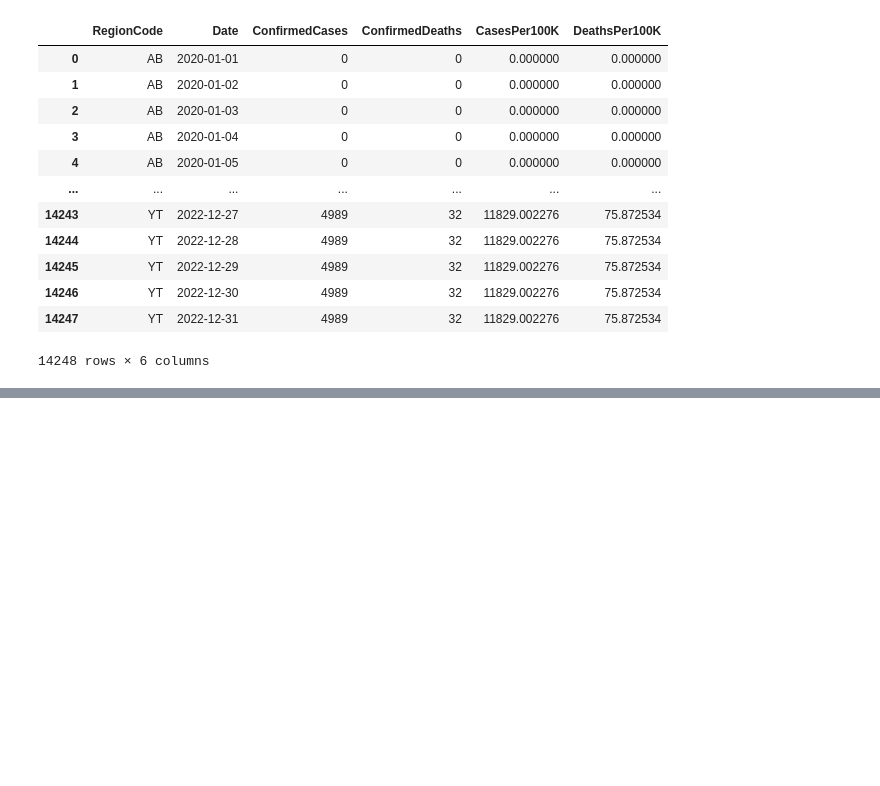
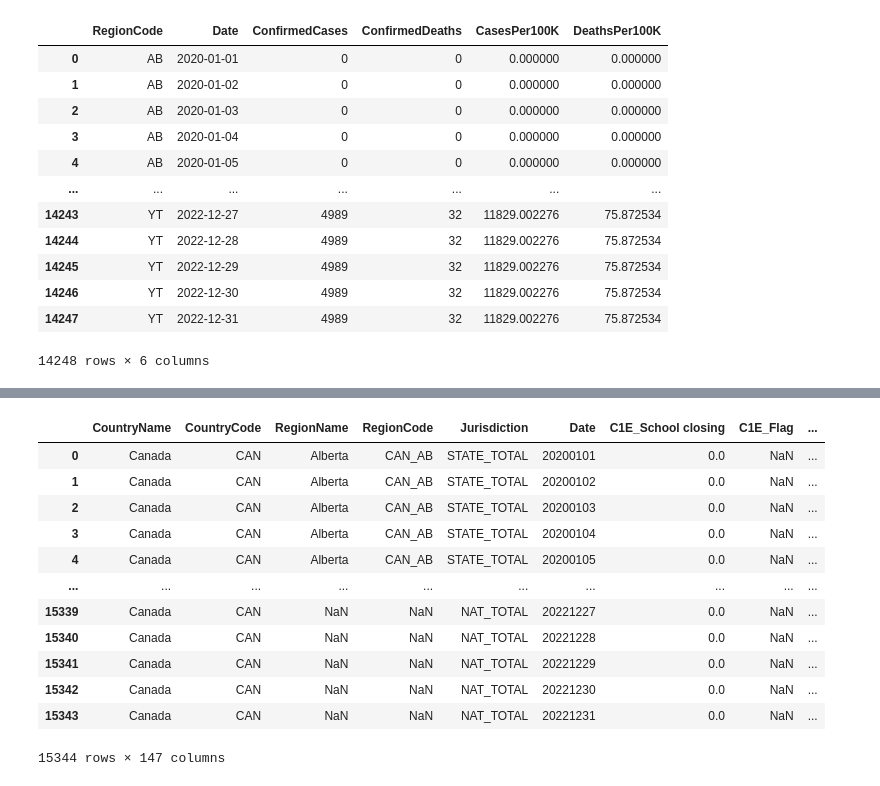
Before and after one commit to Nixx162/cs5239, a Jupyter notebook: data/eda.ipynb, the cells around one changed output, grey strips where cells are left out. Drawn from its saved outputs; the diff is of its cells as text; code cells hidden in the pictures; blank space fills up the shorter version.

```diff
--- a/data/eda.ipynb
+++ b/data/eda.ipynb
@@ -209,0 +429,4 @@ canada_geojson = response.json()
+# %%
+can_df = pd.read_csv("../data/OxCGRT_fullwithnotes_CAN_v1.csv")
+print(can_df["RegionName"].unique())
+print(can_df["RegionCode"].unique())
@@ -209,0 +441,16 @@ canada_geojson = response.json()
+# %%
+can_df
+# %% [output]
+|  | CountryName | CountryCode | RegionName | RegionCode | Jurisdiction | Date | C1E_School closing | C1E_Flag | ... |
+| 0 | Canada | CAN | Alberta | CAN_AB | STATE_TOTAL | 20200101 | 0.0 | NaN | ... |
+| 1 | Canada | CAN | Alberta | CAN_AB | STATE_TOTAL | 20200102 | 0.0 | NaN | ... |
+| 2 | Canada | CAN | Alberta | CAN_AB | STATE_TOTAL | 20200103 | 0.0 | NaN | ... |
+| 3 | Canada | CAN | Alberta | CAN_AB | STATE_TOTAL | 20200104 | 0.0 | NaN | ... |
+| 4 | Canada | CAN | Alberta | CAN_AB | STATE_TOTAL | 20200105 | 0.0 | NaN | ... |
+| ... | ... | ... | ... | ... | ... | ... | ... | ... | ... |
+| 15339 | Canada | CAN | NaN | NaN | NAT_TOTAL | 20221227 | 0.0 | NaN | ... |
+| 15340 | Canada | CAN | NaN | NaN | NAT_TOTAL | 20221228 | 0.0 | NaN | ... |
+| 15341 | Canada | CAN | NaN | NaN | NAT_TOTAL | 20221229 | 0.0 | NaN | ... |
+| 15342 | Canada | CAN | NaN | NaN | NAT_TOTAL | 20221230 | 0.0 | NaN | ... |
+| 15343 | Canada | CAN | NaN | NaN | NAT_TOTAL | 20221231 | 0.0 | NaN | ... |
+15344 rows × 147 columns
```
Also changed, not shown: parts of 5 cells of this notebook, 3 other files.
